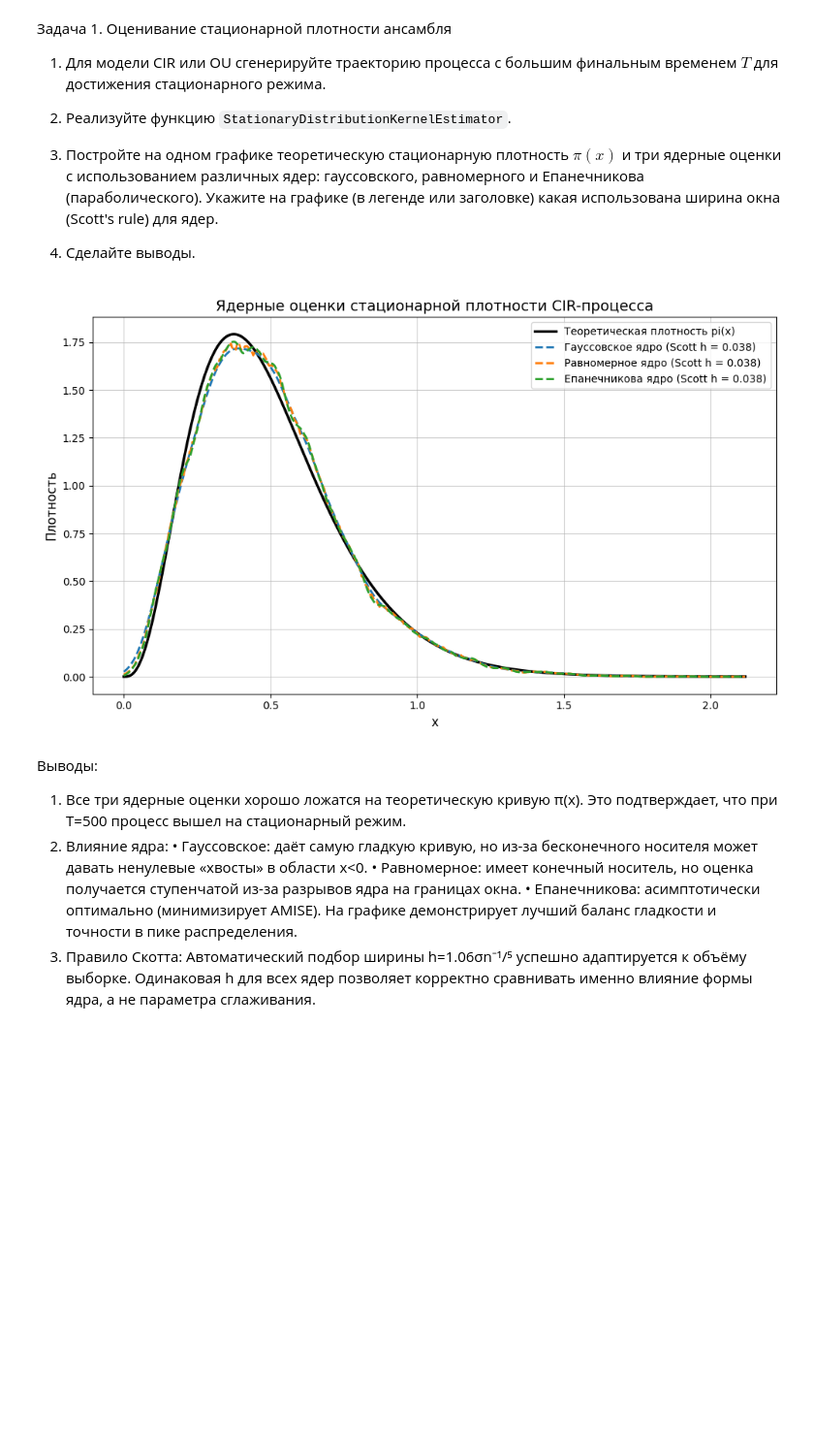
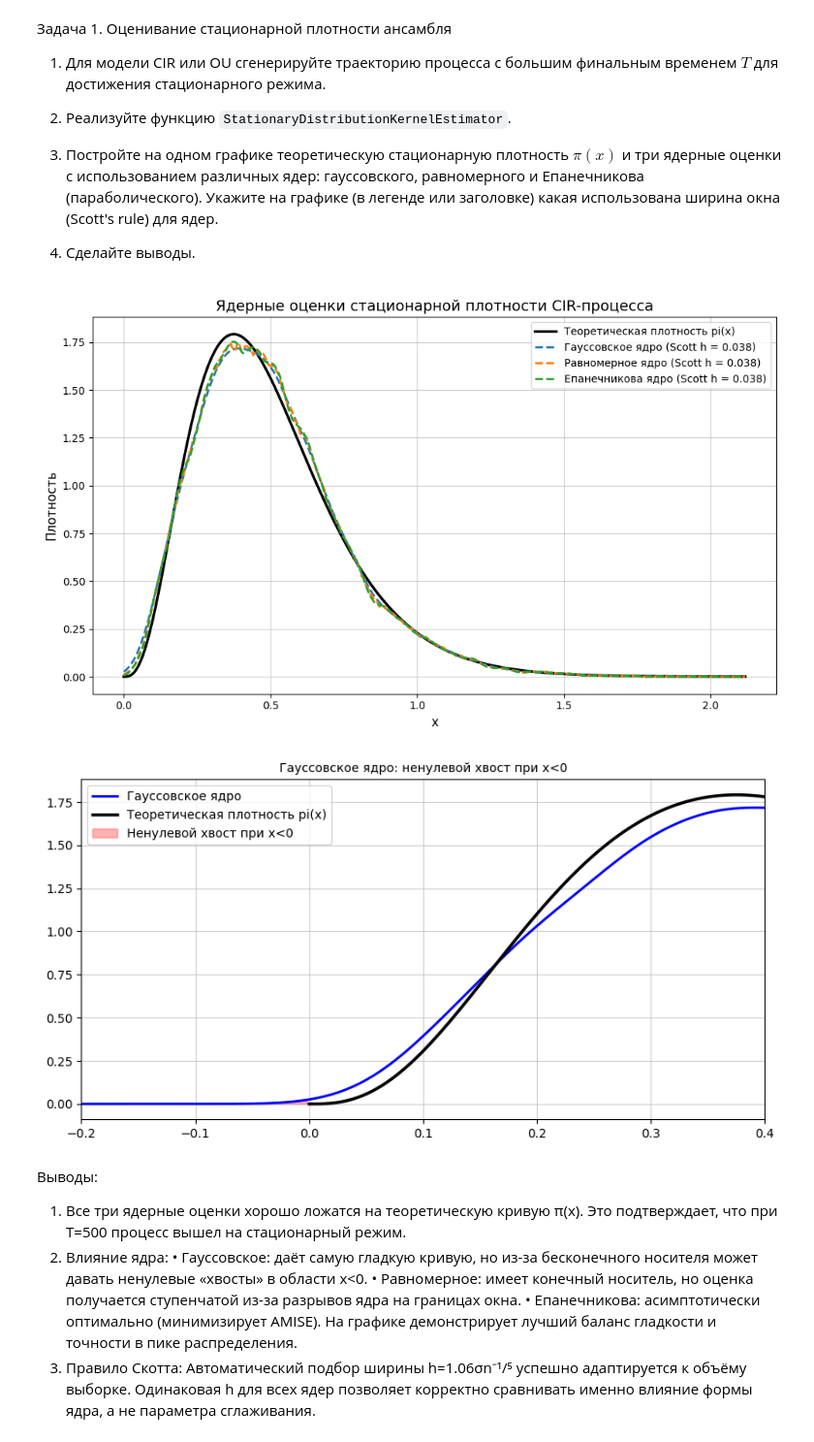
Before and after one commit to Saharochek98/Statistics-of-Stochastic-Processes, a Jupyter notebook: SSP_lab5_2026.ipynb, the cells around one changed output. Shown at 97% size. Saved outputs shown, nothing was run; the diff lists cells and outputs as text; code cells hidden in the pictures; blank space fills up the shorter version.

```diff
--- a/SSP_lab5_2026.ipynb
+++ b/SSP_lab5_2026.ipynb
@@ -520,33 +520,59 @@ t_data, x_data = cir.EulerSolution()
 
 burn_in = 100.0
 mask = t_data > burn_in
 stationary_sample = x_data[mask, 0][::5]
 
 x_grid = np.linspace(0, np.max(stationary_sample) * 1.1, 500)
 theoretical_pdf = cir.StationaryDistribution(x_grid)
 
 plt.figure(figsize=(10, 6))
 plt.plot(x_grid, theoretical_pdf, 'k-', linewidth=2.5, label=r'Теоретическая плотность pi(x)')
 
 kernels = {
     'gaussian': 'Гауссовское',
     'uniform': 'Равномерное',
     'epanechnikov': 'Епанечникова'
 }
 
 for k_type, k_name in kernels.items():
     kde, h = StationaryDistributionKernelEstimator(stationary_sample, x_grid, k_type)
     plt.plot(x_grid, kde, '--', linewidth=2, label=f'{k_name} ядро (Scott h = {h:.3f})')
 
 plt.xlabel('x', fontsize=12)
 plt.ylabel('Плотность', fontsize=12)
 plt.title('Ядерные оценки стационарной плотности CIR-процесса', fontsize=14)
 plt.legend(fontsize=10)
 plt.grid(True, alpha=0.6)
 plt.tight_layout()
 plt.show()
+
+
+np.random.seed(42)
+params = [0.5, 1.0, 0.5]
+T, Nt, Nx = 500.0, 100000, 1
+
+cir = CIRprocess(params, T, Nx, Nt)
+_, x_data = cir.EulerSolution()
+
+burn_in = 100.0
+mask = t_data > burn_in
+stationary_sample = x_data[mask, 0][::5]
+
+x_grid_full = np.linspace(-0.5, np.max(stationary_sample) * 1.1, 1000)
+kde_gaussian, _ = StationaryDistributionKernelEstimator(stationary_sample, x_grid_full, 'gaussian')
+
+plt.figure(figsize=(10, 5))
+plt.plot(x_grid_full, kde_gaussian, 'b-', linewidth=2, label='Гауссовское ядро')
+plt.plot(x_grid, theoretical_pdf, 'k-', linewidth=2.5, label=r'Теоретическая плотность pi(x)')
+plt.fill_between(x_grid_full[x_grid_full < 0], kde_gaussian[x_grid_full < 0], color='red', alpha=0.3, label='Ненулевой хвост при x<0')
+plt.title('Гауссовское ядро: ненулевой хвост при x<0', fontsize=10)
+plt.legend()
+plt.grid(True, alpha=0.6)
+plt.xlim(-0.2, 0.4)
+plt.show()
 # %% [output]
 [figure]
+[figure, added]
 # %% [markdown]
 Выводы:
 1. Все три ядерные оценки хорошо ложатся на теоретическую кривую π(x).
```
Also changed, not shown: parts of 8 cells of this notebook.
